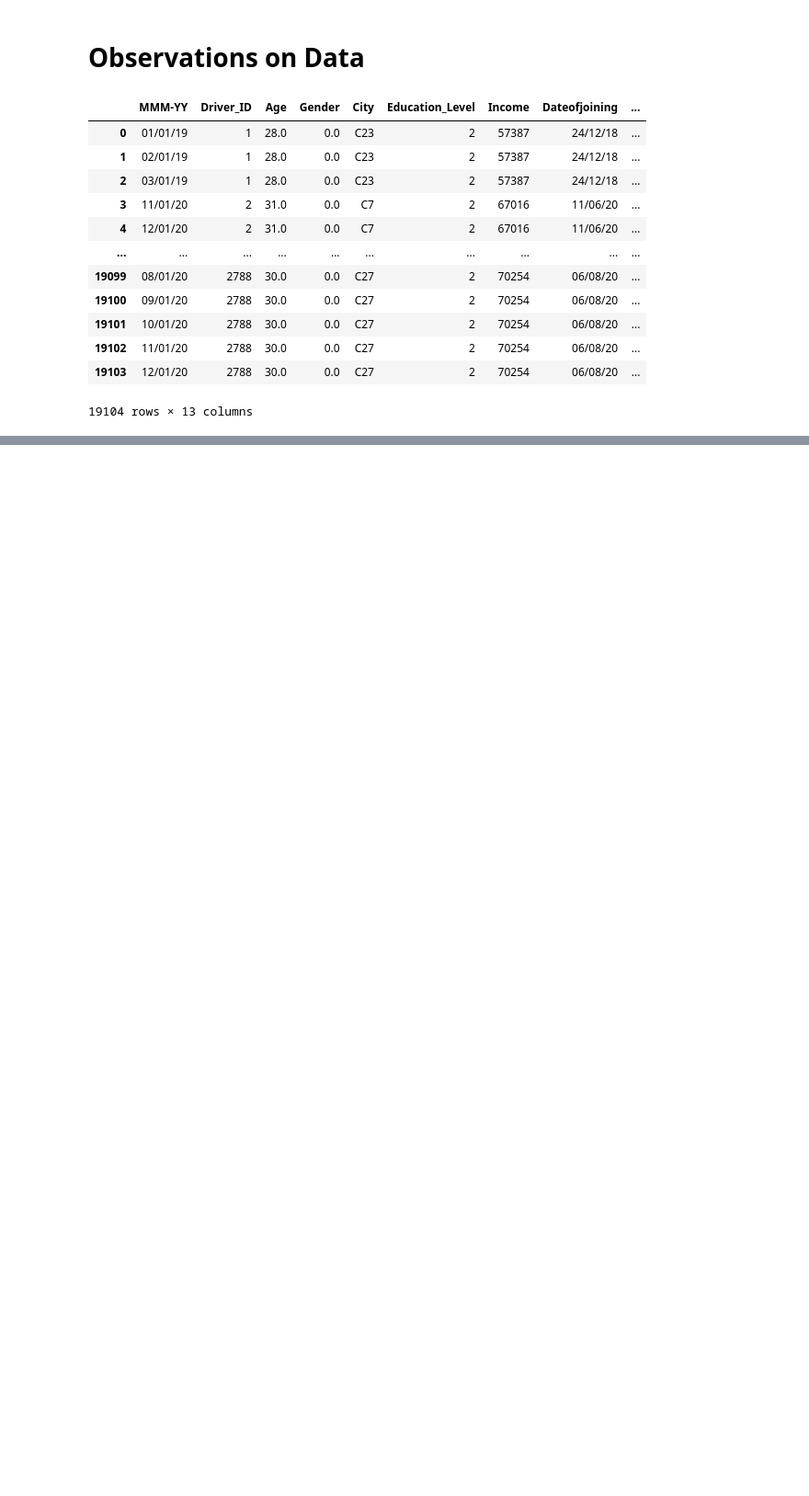
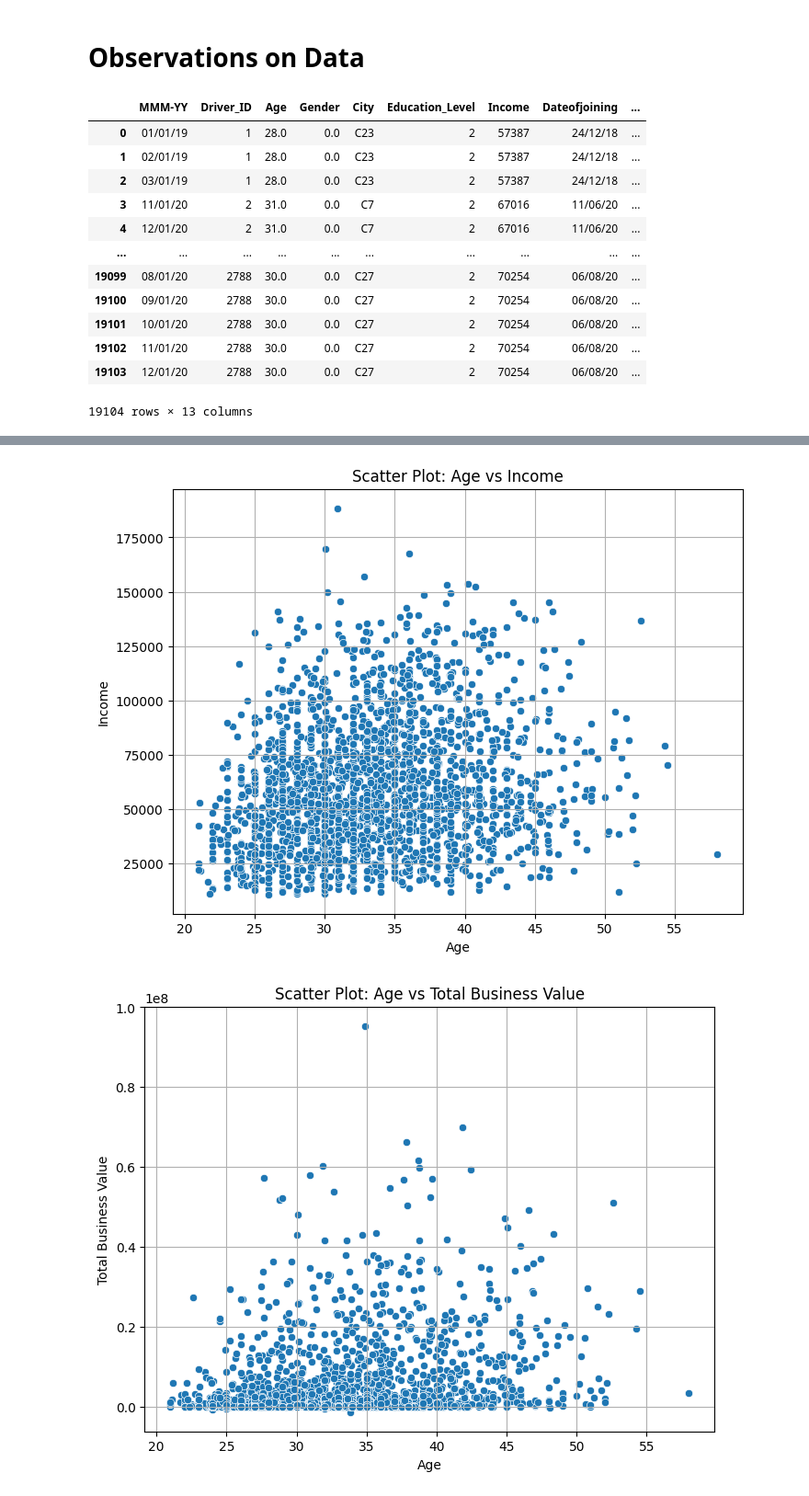
Before and after one commit to IshanSarkar/Transportation-Company, a Jupyter notebook: python notebook/transportation_company.ipynb, the cells around one changed output, grey strips where cells are left out. Shown at 92% size. Drawn from its saved outputs; the diff is of its cells as text; code cells hidden in the pictures; blank space fills up the shorter version.

```diff
--- a/python notebook/transportation_company.ipynb
+++ b/python notebook/transportation_company.ipynb
@@ -40,0 +655,11 @@ df
+# %%
+def plot_scatterplots(df, numerical_columns):
+    for i, col1 in enumerate(numerical_columns):
+        for col2 in numerical_columns[i+1:]:
+            plt.figure(figsize=(8, 6))
+            sns.scatterplot(data=df, x=col1, y=col2)
+            plt.title(f"Scatter Plot: {col1} vs {col2}")
+            plt.xlabel(col1)
+            plt.ylabel(col2)
+            plt.grid(True)
+            plt.show()
@@ -40,0 +703,5 @@ df
+# %%
+plot_scatterplots(df, [col for col in df.select_dtypes(include=['int64', 'float64']).columns if col != 'Driver_ID'])
+# %% [output]
+[figure, added]
+[figure, added]
```
Also changed, not shown: parts of 47 cells of this notebook.
